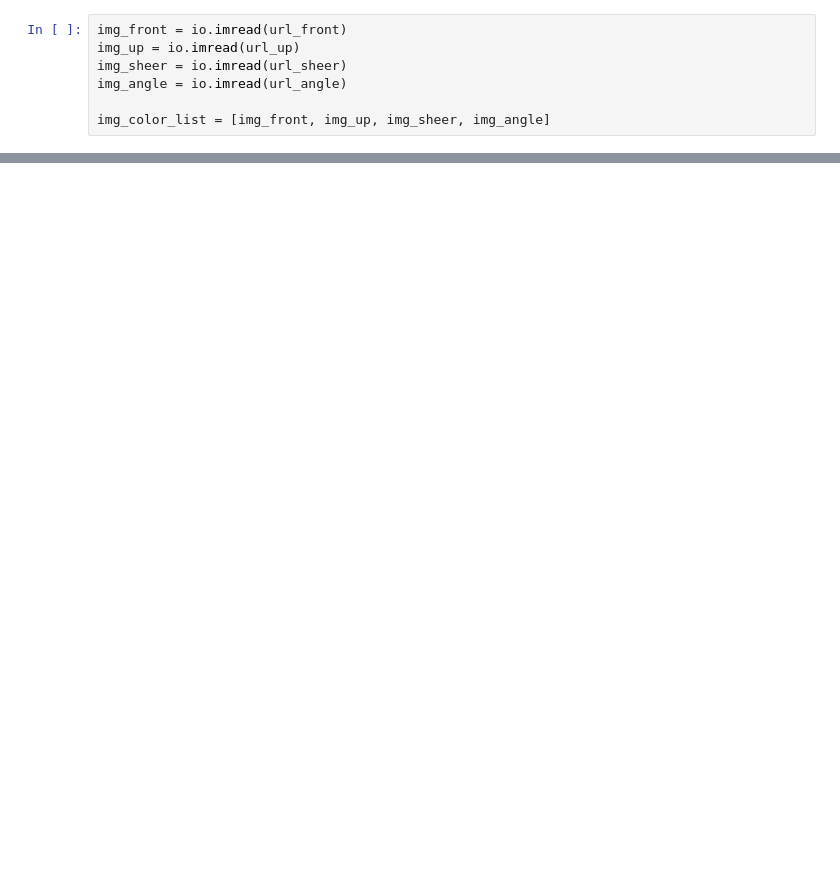
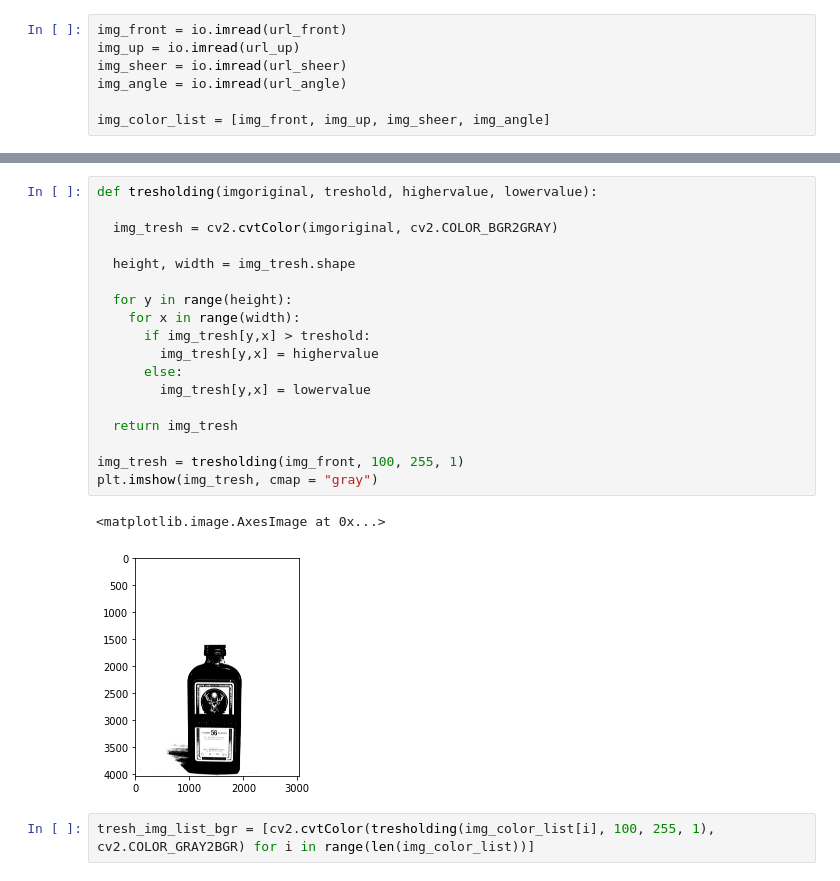
Before and after one commit to AlfonsoVasquezC/ComputervisionMNA, a Jupyter notebook: 7_2_Google_Colab_algoritmos_de_extracción_de_características.ipynb, the cells around one changed output, grey strips where cells are left out. Cells and saved outputs as stored; diff of their text form; blank space fills up the shorter version.

```diff
--- a/7_2_Google_Colab_algoritmos_de_extracción_de_características.ipynb
+++ b/7_2_Google_Colab_algoritmos_de_extracción_de_características.ipynb
@@ -358,0 +355,23 @@ for i in range(len(img_color_list)):
+# %%
+def tresholding(imgoriginal, treshold, highervalue, lowervalue):
+
+  img_tresh = cv2.cvtColor(imgoriginal, cv2.COLOR_BGR2GRAY)
+
+  height, width = img_tresh.shape
+
+  for y in range(height):
+    for x in range(width):
+      if img_tresh[y,x] > treshold:
+        img_tresh[y,x] = highervalue
+      else:
+        img_tresh[y,x] = lowervalue
+
+  return img_tresh
+
+img_tresh = tresholding(img_front, 100, 255, 1)
+plt.imshow(img_tresh, cmap = "gray")
+# %% [output]
+<matplotlib.image.AxesImage at 0x...>
+[figure, added]
+# %%
+tresh_img_list_bgr = [cv2.cvtColor(tresholding(img_color_list[i], 100, 255, 1), cv2.COLOR_GRAY2BGR) for i in range(len(img_color_list))]
```
Also changed, not shown: parts of 4 cells of this notebook.
